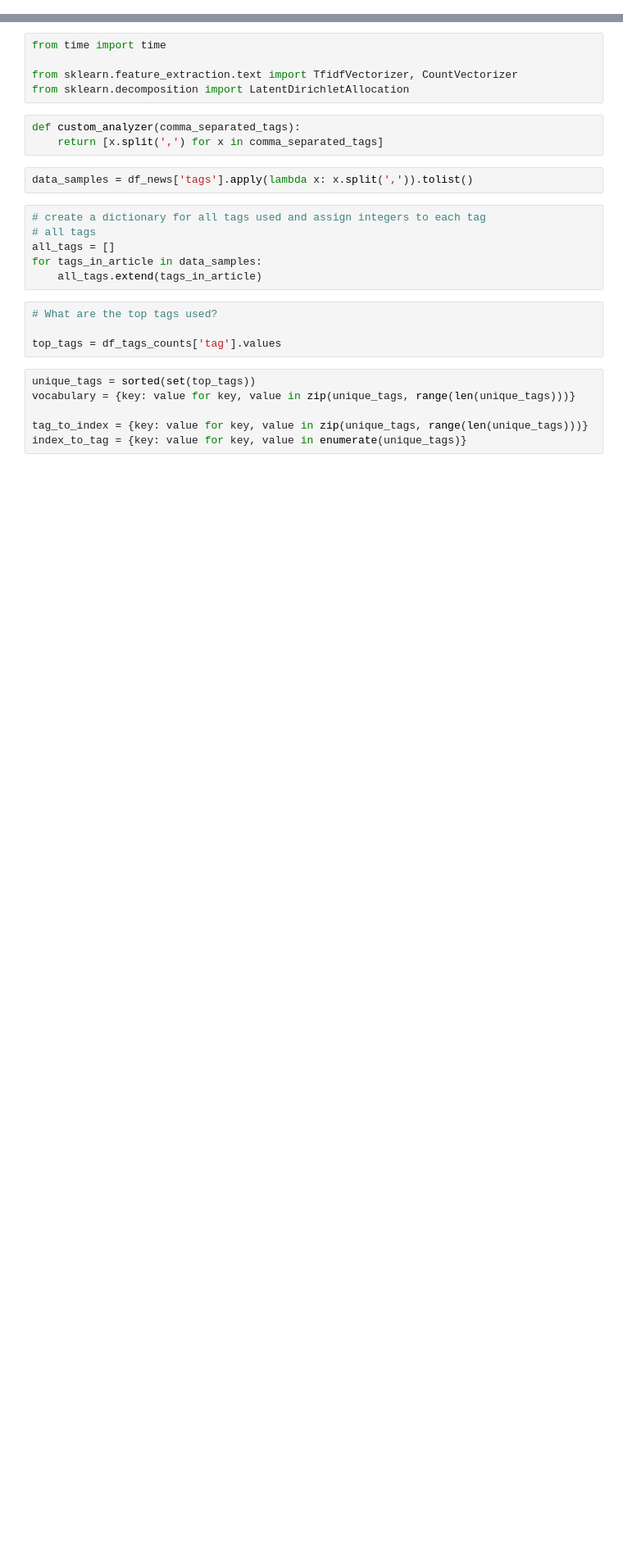
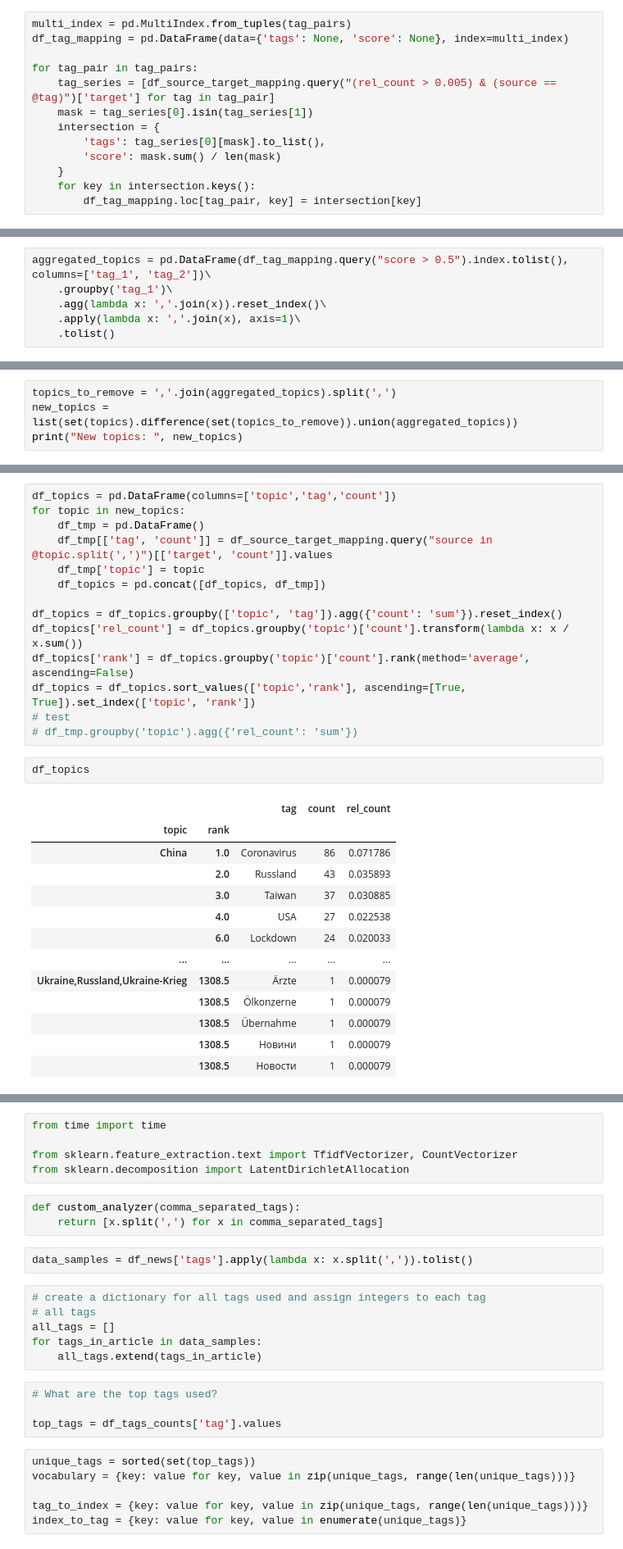
Before and after one commit to TheFerry10/financial-scraping, a Jupyter notebook: 02-tagesschau-tags-topic-modeling.ipynb, the cells around one changed output, grey strips where cells are left out. Shown: that part at 82% size. Drawn from its saved outputs; the diff is of its cells as text; blank space fills up the shorter version.

```diff
--- a/02-tagesschau-tags-topic-modeling.ipynb
+++ b/02-tagesschau-tags-topic-modeling.ipynb
@@ -159,0 +125,13 @@ correlation_pairs_spearman
+# %%
+multi_index = pd.MultiIndex.from_tuples(tag_pairs)
+df_tag_mapping = pd.DataFrame(data={'tags': None, 'score': None}, index=multi_index)
+
+for tag_pair in tag_pairs:
+    tag_series = [df_source_target_mapping.query("(rel_count > 0.005) & (source == @tag)")['target'] for tag in tag_pair]
+    mask = tag_series[0].isin(tag_series[1])
+    intersection = {
+        'tags': tag_series[0][mask].to_list(),
+        'score': mask.sum() / len(mask)
+    }
+    for key in intersection.keys():
+        df_tag_mapping.loc[tag_pair, key] = intersection[key]
@@ -159,0 +147,6 @@ correlation_pairs_spearman
+# %%
+aggregated_topics = pd.DataFrame(df_tag_mapping.query("score > 0.5").index.tolist(), columns=['tag_1', 'tag_2'])\
+    .groupby('tag_1')\
+    .agg(lambda x: ','.join(x)).reset_index()\
+    .apply(lambda x: ','.join(x), axis=1)\
+    .tolist()
@@ -159,0 +159,4 @@ correlation_pairs_spearman
+# %%
+topics_to_remove = ','.join(aggregated_topics).split(',')
+new_topics = list(set(topics).difference(set(topics_to_remove)).union(aggregated_topics))
+print("New topics: ", new_topics)
@@ -159,0 +165,30 @@ correlation_pairs_spearman
+# %%
+df_topics = pd.DataFrame(columns=['topic','tag','count'])
+for topic in new_topics:
+    df_tmp = pd.DataFrame()
+    df_tmp[['tag', 'count']] = df_source_target_mapping.query("source in @topic.split(',')")[['target', 'count']].values
+    df_tmp['topic'] = topic
+    df_topics = pd.concat([df_topics, df_tmp])
+
+df_topics = df_topics.groupby(['topic', 'tag']).agg({'count': 'sum'}).reset_index()
+df_topics['rel_count'] = df_topics.groupby('topic')['count'].transform(lambda x: x / x.sum())
+df_topics['rank'] = df_topics.groupby('topic')['count'].rank(method='average', ascending=False)
+df_topics = df_topics.sort_values(['topic','rank'], ascending=[True, True]).set_index(['topic', 'rank'])
+# test
+# df_tmp.groupby('topic').agg({'rel_count': 'sum'})
+# %%
+df_topics
+# %% [output]
+|  |  | tag | count | rel_count |
+| topic | rank |  |  |  |
+| China | 1.0 | Coronavirus | 86 | 0.071786 |
+|  | 2.0 | Russland | 43 | 0.035893 |
+|  | 3.0 | Taiwan | 37 | 0.030885 |
+|  | 4.0 | USA | 27 | 0.022538 |
+|  | 6.0 | Lockdown | 24 | 0.020033 |
+| ... | ... | ... | ... | ... |
+| Ukraine,Russland,Ukraine-Krieg | 1308.5 | Ärzte | 1 | 0.000079 |
+|  | 1308.5 | Ölkonzerne | 1 | 0.000079 |
+|  | 1308.5 | Übernahme | 1 | 0.000079 |
+|  | 1308.5 | Новини | 1 | 0.000079 |
+|  | 1308.5 | Новости | 1 | 0.000079 |
```
Also changed, not shown: parts of 57 cells of this notebook, 1 other file.
